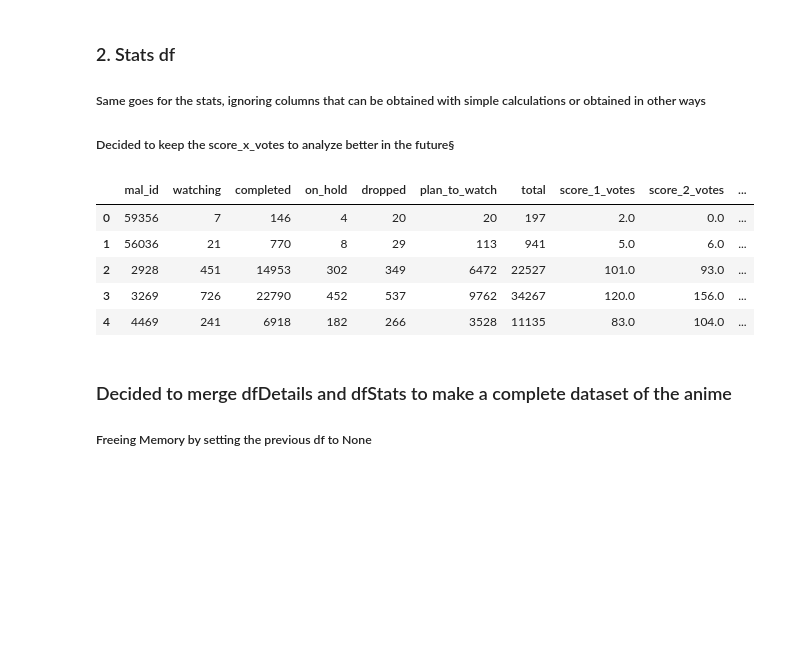
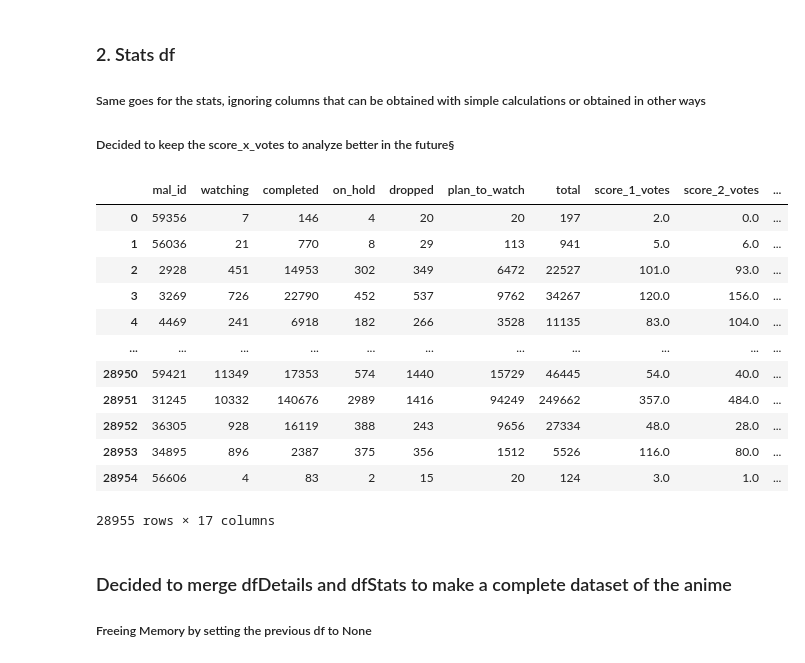
Before and after one commit to DylanTimo/IUM-TWEB-DylanTimo, a Jupyter notebook: solution/notebooks/CleaningAnime.ipynb, the cells around one changed output. Drawn from its saved outputs; the diff is of its cells as text; code cells hidden in the pictures; blank space fills up the shorter version.

```diff
--- a/solution/notebooks/CleaningAnime.ipynb
+++ b/solution/notebooks/CleaningAnime.ipynb
@@ -58,16 +58,23 @@ dfDetails
 # %%
 dfStats = pd.read_csv("../data/raw/stats.csv")
 
 dfStats = dfStats.drop(columns=dfStats.filter(regex="percentage$").columns)
 dfStats.drop_duplicates()
-dfStats.head()
+dfStats
 # %% [output]
 |  | mal_id | watching | completed | on_hold | dropped | plan_to_watch | total | score_1_votes | score_2_votes | ... |
 | 0 | 59356 | 7 | 146 | 4 | 20 | 20 | 197 | 2.0 | 0.0 | ... |
 | 1 | 56036 | 21 | 770 | 8 | 29 | 113 | 941 | 5.0 | 6.0 | ... |
 | 2 | 2928 | 451 | 14953 | 302 | 349 | 6472 | 22527 | 101.0 | 93.0 | ... |
 | 3 | 3269 | 726 | 22790 | 452 | 537 | 9762 | 34267 | 120.0 | 156.0 | ... |
 | 4 | 4469 | 241 | 6918 | 182 | 266 | 3528 | 11135 | 83.0 | 104.0 | ... |
+| ... | ... | ... | ... | ... | ... | ... | ... | ... | ... | ... |
+| 28950 | 59421 | 11349 | 17353 | 574 | 1440 | 15729 | 46445 | 54.0 | 40.0 | ... |
+| 28951 | 31245 | 10332 | 140676 | 2989 | 1416 | 94249 | 249662 | 357.0 | 484.0 | ... |
+| 28952 | 36305 | 928 | 16119 | 388 | 243 | 9656 | 27334 | 48.0 | 28.0 | ... |
+| 28953 | 34895 | 896 | 2387 | 375 | 356 | 1512 | 5526 | 116.0 | 80.0 | ... |
+| 28954 | 56606 | 4 | 83 | 2 | 15 | 20 | 124 | 3.0 | 1.0 | ... |
+28955 rows × 17 columns
 # %% [markdown]
 ### Decided to merge dfDetails and dfStats to make a complete dataset of the anime
 
```
Also changed, not shown: parts of 1 cell of this notebook, 1 other file.
